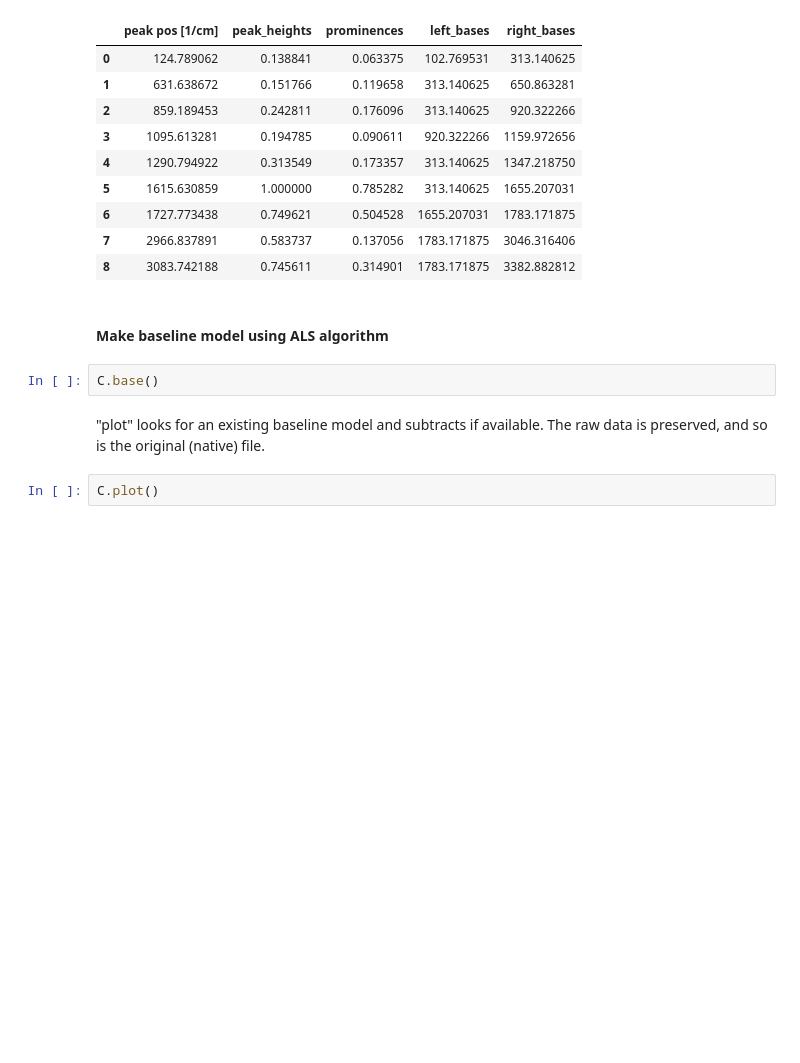
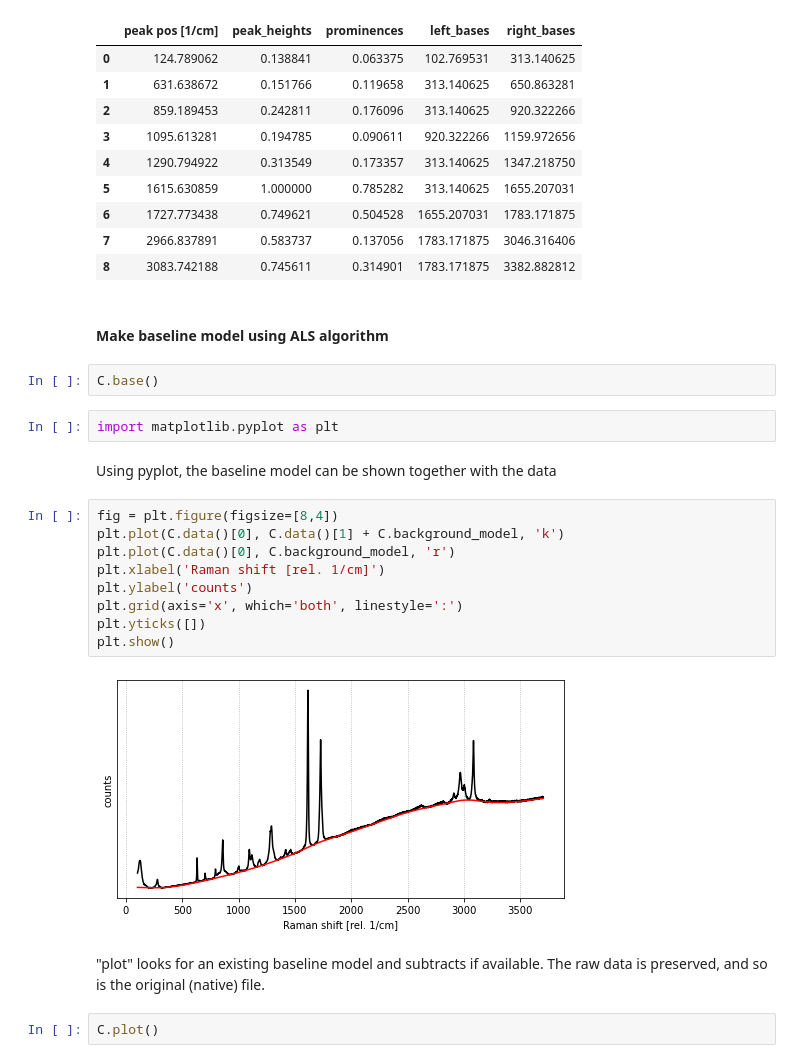
Before and after one commit to h2020charisma/ramanchada, a Jupyter notebook: CHARISMA - Chada example.ipynb, the cells around one changed output. Drawn from its saved outputs; the diff is of its cells as text; blank space fills up the shorter version.

```diff
--- a/CHARISMA - Chada example.ipynb
+++ b/CHARISMA - Chada example.ipynb
@@ -71,6 +71,21 @@ C.bands
 #### Make baseline model using ALS algorithm
 # %%
 C.base()
+# %%
+import matplotlib.pyplot as plt
+# %% [markdown]
+Using pyplot, the baseline model can be shown together with the data
+# %%
+fig = plt.figure(figsize=[8,4])
+plt.plot(C.data()[0], C.data()[1] + C.background_model, 'k')
+plt.plot(C.data()[0], C.background_model, 'r')
+plt.xlabel('Raman shift [rel. 1/cm]')
+plt.ylabel('counts')
+plt.grid(axis='x', which='both', linestyle=':')
+plt.yticks([])
+plt.show()
+# %% [output]
+[figure, added]
 # %% [markdown]
 "plot" looks for an existing baseline model and subtracts if available. The raw data is preserved, and so is the original (native) file.
 # %%
```
Also changed, not shown: parts of 3 cells of this notebook.
